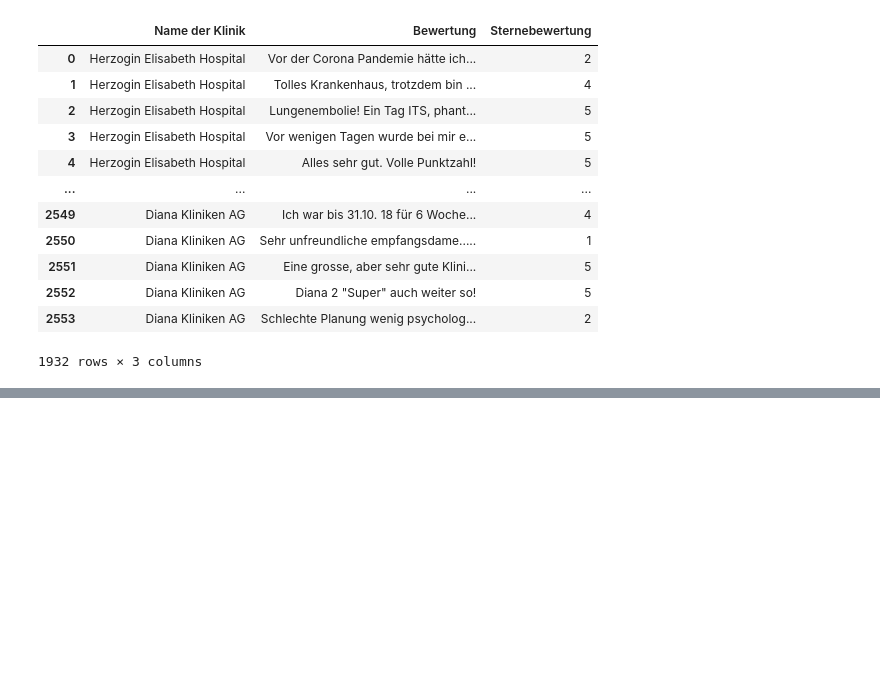
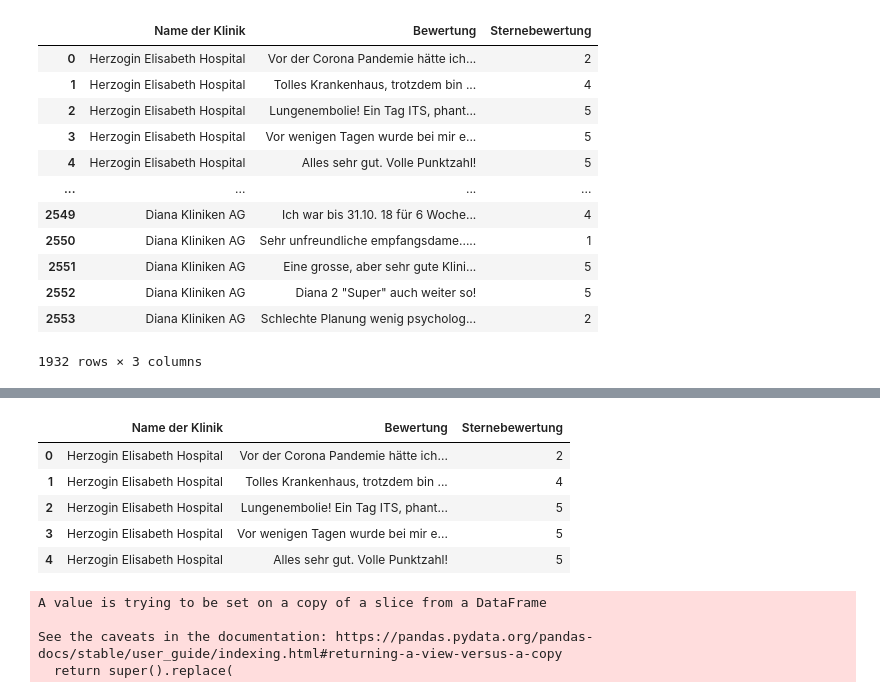
Before and after one commit to githsem/Abschlussprojekt_DataScience-WebTechnology, a Jupyter notebook: GoogleMaps_ Sentimentsanalyse/GoogleMaps_Analyse.ipynb, the cells around one changed output, grey strips where cells are left out. Saved outputs shown, nothing was run; the diff lists cells and outputs as text; code cells hidden in the pictures; blank space fills up the shorter version.

```diff
--- a/GoogleMaps_ Sentimentsanalyse/GoogleMaps_Analyse.ipynb
+++ b/GoogleMaps_ Sentimentsanalyse/GoogleMaps_Analyse.ipynb
@@ -166,0 +180,39 @@ df_GM_Clean.groupby(['Name der Klinik'])
+# %%
+df_GM_Clean.head()
+# %% [output]
+|  | Name der Klinik | Bewertung | Sternebewertung |
+| 0 | Herzogin Elisabeth Hospital | Vor der Corona Pandemie hätte ich... | 2 |
+| 1 | Herzogin Elisabeth Hospital | Tolles Krankenhaus, trotzdem bin ... | 4 |
+| 2 | Herzogin Elisabeth Hospital | Lungenembolie! Ein Tag ITS, phant... | 5 |
+| 3 | Herzogin Elisabeth Hospital | Vor wenigen Tagen wurde bei mir e... | 5 |
+| 4 | Herzogin Elisabeth Hospital | Alles sehr gut. Volle Punktzahl! | 5 |
+# %%
+df_GM_Clean['Name der Klinik'].replace({'Herzogin Elisabeth Hospital':'Herzogin Elisabeth Hospital',
+'Klinik Am Zuckerberg GmbH':'Klinik am Zuckerberg',
+'Klinikum Wolfsburg in Wolfsburg':'Klinikum Wolfsburg',
+'Klinikum Peine gGmbH':'Klinikum Peine',
+'St. Martini Krankenhaus':'St. Martini Krankenhaus',
+'DIAKOVERE Henriettenstift':'DIAKOVERE Henriettenstift',
+'Eilenriede Klinik Hannover':'Eilenriede Klinik Hannover',
+'Sophienklinik GmbH':'Sophienklinik',
+'KRH Klinikum Agnes Karll Laatzen':'KRH Klinikum Agness Karll Laatzen',
+'Klinikum Wahrendorff':'Klinikum Wahrendorff',
+'AMEOS Klinikum Hildesheim':'AMEOS Klinikum Hildesheim',
+'Helios Kliniken Mittelweser':'Helios Kliniken Mittelweser',
+'HELIOS Klinik Cuxhaven':'HELIOS Klinik Cuxhaven',
+'AMEOS Klinikum Seepark Geestland':'AMEOS Klinikum Seepark Geestland',
+'Krankenhaus Buchholz':'Krankenhaus Buchholz',
+'Krankenhaus Winsen':'Krankenhaus Winsen',
+'Psychiatrische Klinik Lüneburg':'Psychiatrische Klinik Lüneburg',
+'AGAPLESION DIAKONIEKLINIKUM ROTENBURG gemeinnützige GmbH':'Agaplesion - Diakonieklinikum Rotenburg',
+'Kreiskrankenhaus Osterholz':'Kreiskrankenhaus Osterholz',
+'Klinik Fallingbostel':'Klinik Fallingbostel',
+'MEDICLIN Klinikum Soltau':'MediClin Klinikum Soltau',
+'Heidekreis-Klinikum GmbH Krankenhaus Walsrode':'Krankenhaus Walsrode',
+'Elbe Klinikum Buxtehude':'Elbe Klinikum Buxtehude',
+'Diana Kliniken AG':'Diana Kliniken'}, inplace=True)
+# %% [output]
+A value is trying to be set on a copy of a slice from a DataFrame
+
+See the caveats in the documentation: https://pandas.pydata.org/pandas-docs/stable/user_guide/indexing.html#returning-a-view-versus-a-copy
+  return super().replace(
```
Also changed, not shown: parts of 2 cells of this notebook.
